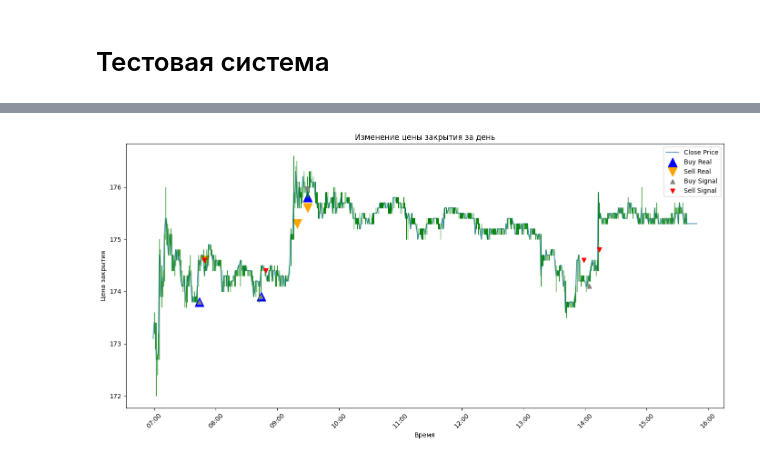
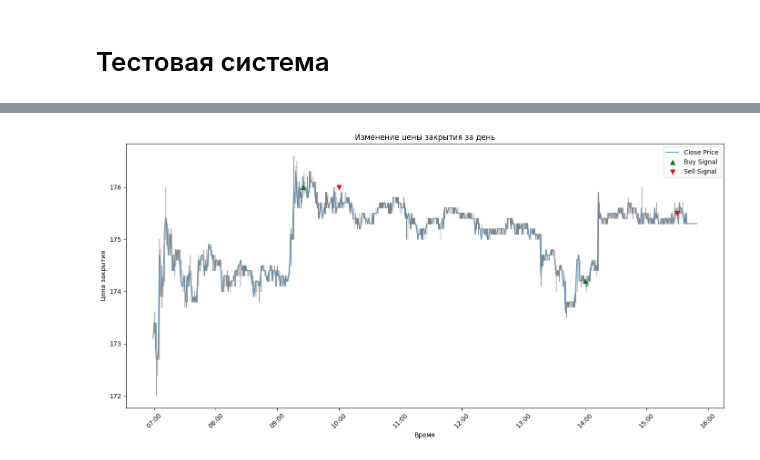
Before and after one commit to sapozhkov/fin, a Jupyter notebook: t_candles.ipynb, the cells around one changed output, grey strips where cells are left out. Saved outputs shown, nothing was run; the diff lists cells and outputs as text; code cells hidden in the pictures.

```diff
--- a/t_candles.ipynb
+++ b/t_candles.ipynb
@@ -22,8 +22,8 @@ from trader_bot import ScalpingBot
 # %%
 year, month, day, tmz = 2024, 3, 15, 3
 
-date_from = datetime(year, month, day, 10 - tmz, 39)
-date_to = datetime(year, month, day, 17 - tmz, 44)
+date_from = datetime(year, month, day, 10 - tmz, 30)
+date_to = datetime(year, month, day, 18 - tmz, 30)
 
 # вот тут хак нужен выбирает не корректно при наличии сдвига временного справа, а левый - норм
 date_from_for_candles = datetime(year, month, day, 9 - tmz, 55)
@@ -63,7 +63,7 @@ from test_env.time_test_env import TimeTestEnvHelper
 from test_env.accounting_test_env import AccountingTestEnvHelper
 
 time_helper = TimeTestEnvHelper(date_from)
-logger_helper = LoggerTestEnvHelper(time_helper)
+logger_helper = LoggerTestEnvHelper(time_helper, do_printing=False)
 client_helper = ClientTestEnvHelper(TICKER, logger_helper, time_helper, candles_1_min)
 accounting_helper = AccountingTestEnvHelper(client_helper)
 # todo вот это пока задается костылем
@@ -75,8 +75,7 @@ bot = ScalpingBot(
     TOKEN,
     TICKER,
 
-    profit_steps=5,
-    stop_loss_percent=1.0,
+    profit_steps=4,
     candles_count=4,
 
     time_helper=time_helper,
@@ -131,7 +130,6 @@ for dt in datetime_iterator(date_from, date_to):
 
 bot.stop()
 
-print()
 print(f"Изменение баланса: {round(accounting_helper.sum, 2)} {client_helper.currency}")
 print(f"Операций: {client_helper.total_completed_orders}, "
       f"из них граничных {client_helper.total_completed_orders_on_border} "
@@ -214,41 +199,42 @@ fig, ax = plt.subplots(figsize=(14, 7))
 # Построение графика изменения цены закрытия
 plt.plot(times, close_prices, label='Close Price', alpha=0.75)
 
-plt.plot([times, times], [low_prices, high_prices], color='green', linewidth=1)
+plt.plot([times, times], [low_prices, high_prices], color='grey', linewidth=1)
 
 labels = []
 
 # Сначала рисуем реальные сделки, чтобы они оказались под расчетными
-for deal in real_deals:
-    label = f"{deal['type']}_real'"
-    if deal['type'] == 'buy':
-        plt.scatter(deal['time'], deal['price'], color='blue', marker='^', alpha=1, s=200, label='Buy Real' if label not in labels else "")
-    elif deal['type'] == 'sell':
-        plt.scatter(deal['time'], deal['price'], color='orange', marker='v', alpha=1, s=200, label='Sell Real' if label not in labels else "")
-    if not label in labels:
-        labels.append(label)
+if len(real_deals):
+    for deal in real_deals:
+        label = f"{deal['type']}_real'"
+        if deal['type'] == 'buy':
+            plt.scatter(deal['time'], deal['price'], color='blue', marker='^', alpha=1, s=200, label='Buy Real' if label not in labels else "")
+        elif deal['type'] == 'sell':
+            plt.scatter(deal['time'], deal['price'], color='orange', marker='v', alpha=1, s=200, label='Sell Real' if label not in labels else "")
+        if not label in labels:
+            labels.append(label)
 
 # Затем рисуем расчетные сделки меньшего размера, но они окажутся на верхнем слое
 for deal in accounting_helper.deals:
     label = f"{deal['type']}_virtual'"
     if deal['type'] == 'buy':
-        plt.scatter(deal['time'], deal['price'], color='grey', marker='^', alpha=1, s=50, label='Buy Signal' if label not in labels else "", zorder=3)
+        plt.scatter(deal['time'], deal['price'], color='green', marker='^', alpha=1, s=50, label='Buy Signal' if label not in labels else "", zorder=3)
     elif deal['type'] == 'sell':
         plt.scatter(deal['time'], deal['price'], color='red', marker='v', alpha=1, s=50, label='Sell Signal' if label not in labels else "", zorder=3)
     if not label in labels:
         labels.append(label)
 
 # Форматирование оси времени
 ax.xaxis_date()  # Интерпретировать ось X как даты
 ax.xaxis.set_major_locator(mdates.HourLocator(interval=1))  # Интервал в один час
 ax.xaxis.set_major_formatter(mdates.DateFormatter("%H:%M"))  # Формат времени
 
 plt.xticks(rotation=45)  # Поворот меток времени
 plt.title('Изменение цены закрытия за день')
 plt.xlabel('Время')
 plt.ylabel('Цена закрытия')
 plt.legend()
 plt.tight_layout()  # Автоматическая корректировка подложки
 plt.show()
 # %% [output]
-[figure, old version]
+[figure, new version]
```
Also changed, not shown: parts of 3 cells of this notebook, 1 other file.
